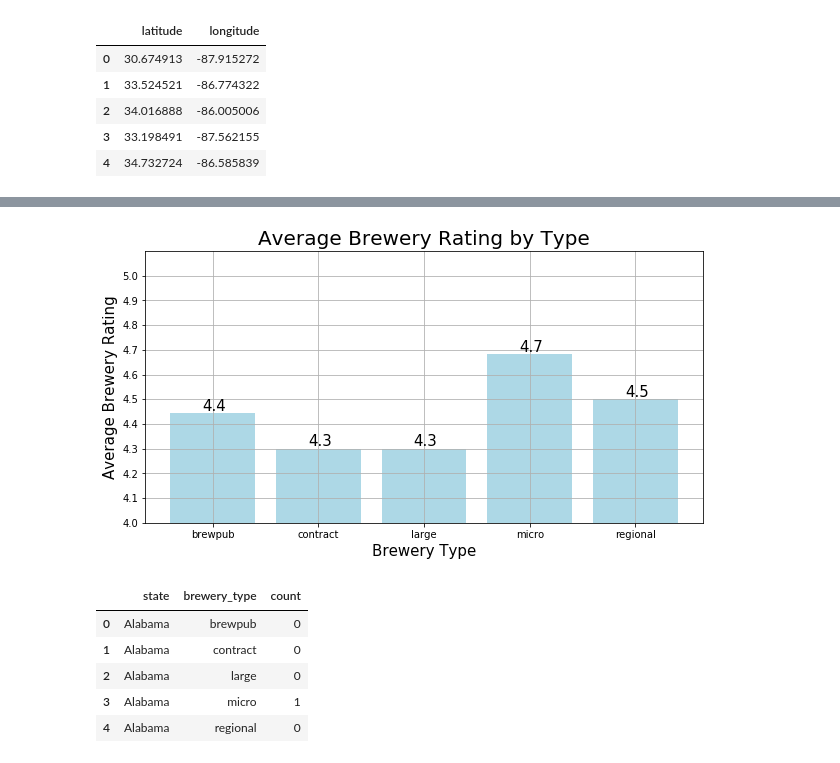
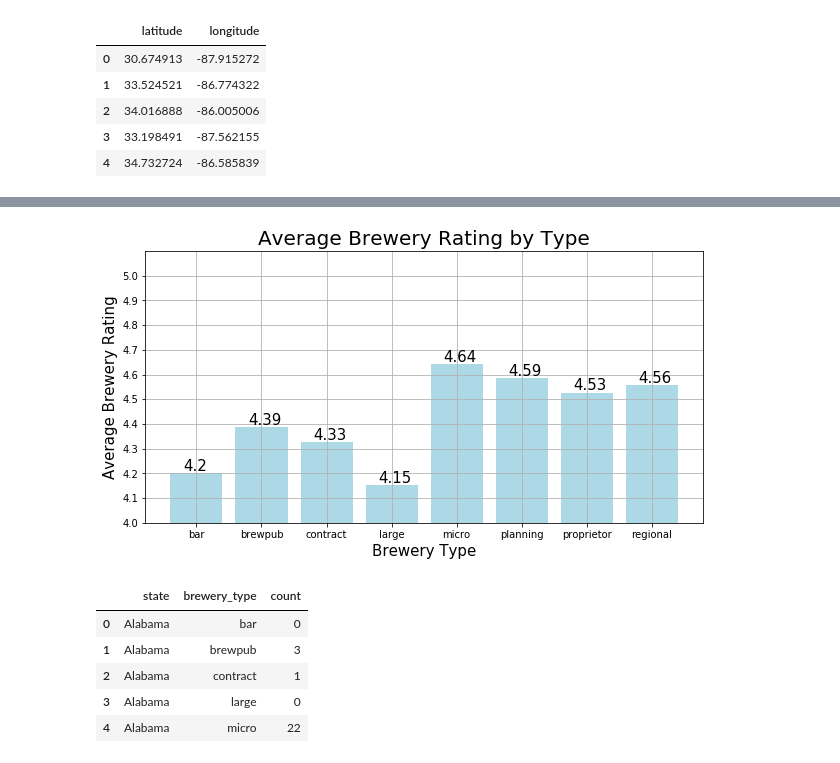
Before and after one commit to gmurphy794/InfoBeermatics, a Jupyter notebook: Beer Project Clean.ipynb, the cells around one changed output, grey strips where cells are left out. Saved outputs shown, nothing was run; the diff lists cells and outputs as text; code cells hidden in the pictures.

```diff
--- a/Beer Project Clean.ipynb
+++ b/Beer Project Clean.ipynb
@@ -212,0 +213,4 @@ ratings_df.head()
+# %%
+#Pull state temp data into df
+state_weather = pd.read_csv('weatherData.csv')
+state_weather.head()
@@ -216,9 +227,11 @@ brewery_and_temp = brewery_df.merge(temp_df, how = 'outer', on = 'city')
 # brewery_and_temp
 brewery_and_temp1 = brewery_and_temp[['brewery_type','city','name','temp', 'state']]
 brewery_temp_rating = brewery_and_temp1.merge(ratings_df, how = 'outer', on = 'name')
-dataset_clean = brewery_temp_rating.dropna(how = 'any')
+brewery_temp_rat2 = brewery_temp_rating.merge(state_weather, how = 'outer', on = 'state')
+dataset_clean = brewery_temp_rat2.dropna(how = 'any')
 # dataset_clean
 dataset_clean1 = dataset_clean.drop_duplicates('name')
 dataset_clean2 = dataset_clean1.set_index('name')
+dataset_clean2.to_csv("Brewery_data_complete")
 dataset_clean2.head()
 # %% [output]
@@ -252,23 +276,23 @@ plt.savefig("Average Brewery Rating by State")
 # %%
 # Group DataFrame by Brewery Type
 group_by_type = dataset_clean2.groupby('brewery_type')
 means = group_by_type['rating'].mean().tolist()
-rounded_means = [round(means[x],1) for x in range(len(means))]
+rounded_means = [round(means[x],2) for x in range(len(means))]
 
 #Plot Average Rating By Brewery Type
 plt.figure(figsize = (10,5))
 plt.bar(np.arange(0,len(group_by_type),1),height = group_by_type['rating'].mean(), color = 'lightblue', align = 'center', tick_label = group_by_type['rating'].mean().index, width = 0.8,)
 plt.grid()
 plt.title("Average Brewery Rating by Type", fontsize = 20)
 plt.xlabel("Brewery Type", fontsize = 15)
 plt.ylabel("Average Brewery Rating", fontsize = 15)
 #plt.xticks(rotation = 45)
 plt.yticks(np.arange(4,5.1,0.1))
 plt.ylim(4,5.1)
-[plt.annotate(rounded_means[x],[x - 0.1, group_by_type['rating'].mean()[x]+0.01], color = 'black', fontsize=15) for x in range(len(group_by_type['rating'].mean()))]
+[plt.annotate(rounded_means[x],[x - 0.2, group_by_type['rating'].mean()[x]+0.01], color = 'black', fontsize=15) for x in range(len(group_by_type['rating'].mean()))]
 plt.savefig("Average Brewery Rating by Type")
 # %% [output]
-[figure, old version]
+[figure, new version]
 # %%
 #Creating Bar Chart of Brewery Types by State
 dataset_clean2 = dataset_clean2.reset_index()
@@ -281,18 +305,18 @@ breweries_by_type_state = group_by_type.count()
 
 # Creating a pivot table to get zeros for states with brewery types of value zero instead of blanks in the pivot table
 breweries_by_type_state = breweries_by_type_state.rename(columns={'name': "count"}).reset_index()
-pivot = breweries_by_type_state.pivot_table(index='brewery_type',columns="state", values = "count", fill_value =0,aggfunc='count').unstack().to_frame()
+pivot = breweries_by_type_state.pivot_table(index='brewery_type',columns="state", values = "count", fill_value =0).unstack().to_frame()
 
 # Moving the pivot table back to a DataFrame for data manipulation
 pivot = pivot.rename(columns={0:'count'}).reset_index()
 pivot.head()
 # %% [output]
 |  | state | brewery_type | count |
-| 0 | Alabama | brewpub | 0 |
-| 1 | Alabama | contract | 0 |
-| 2 | Alabama | large | 0 |
-| 3 | Alabama | micro | 1 |
-| 4 | Alabama | regional | 0 |
+| 0 | Alabama | bar | 0 |
+| 1 | Alabama | brewpub | 3 |
+| 2 | Alabama | contract | 1 |
+| 3 | Alabama | large | 0 |
+| 4 | Alabama | micro | 22 |
 # %%
 # Initializing bottom for stacked bar chart
 bottom = np.zeros(len(pivot['state'].unique()))
```
Also changed, not shown: parts of 16 cells of this notebook, 10 other files.
